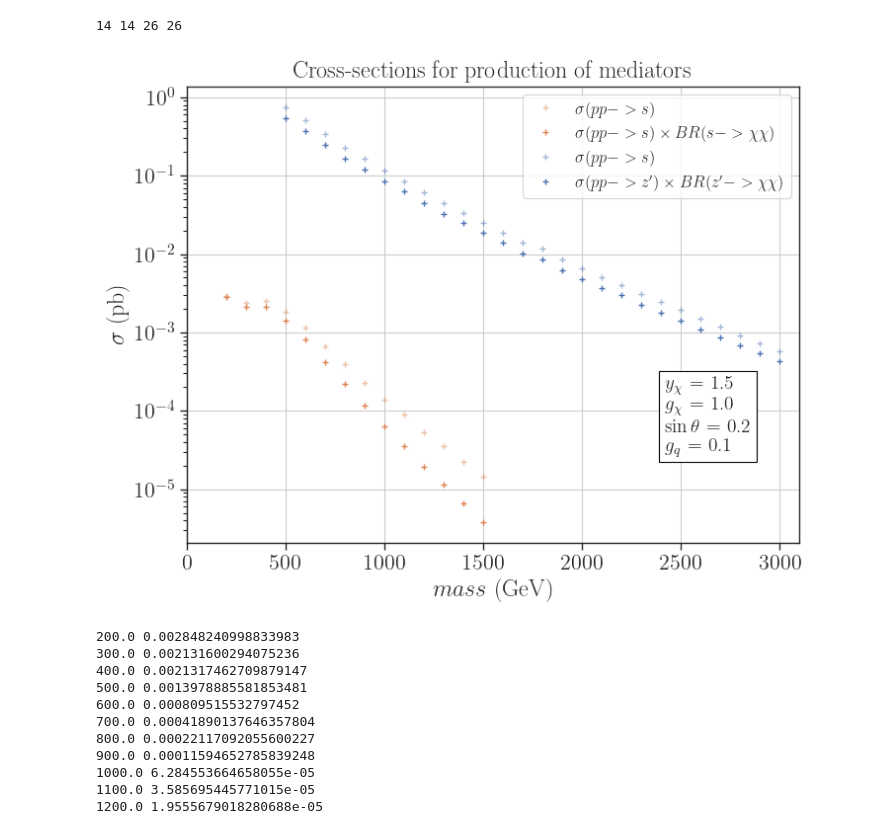
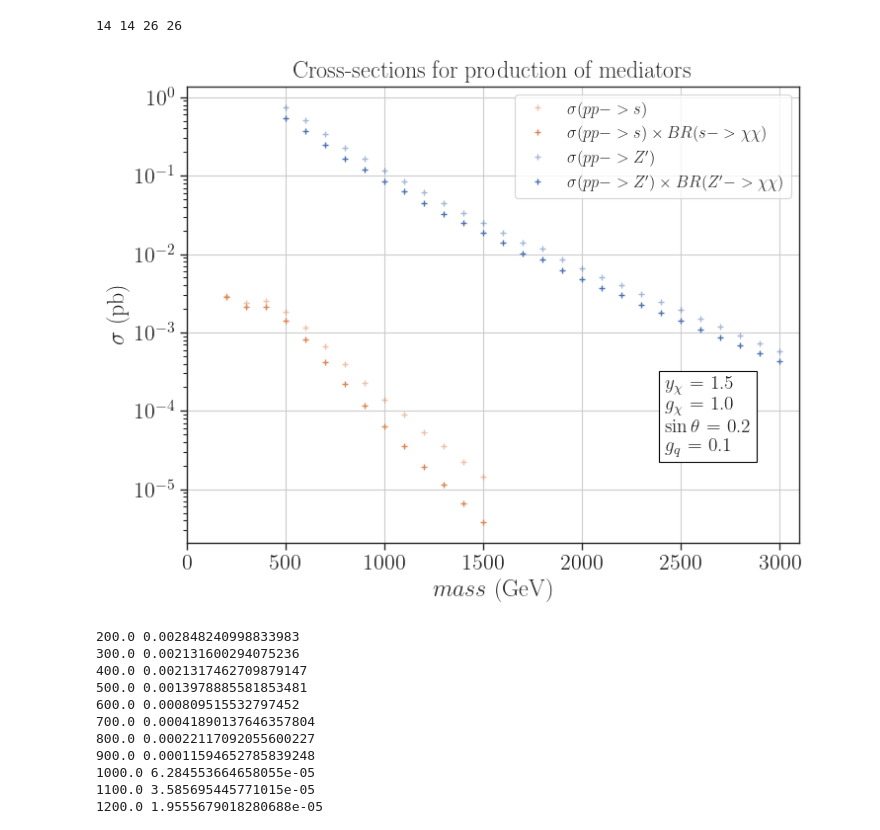
Before and after one commit to SModelS/smodelsv3-paper, a Jupyter notebook: notebooks/Plot-xsec-BR.ipynb, the cells around one changed output. Cells and saved outputs as stored; diff of their text form; code cells hidden in the pictures.

Commit message:
update plot

```diff
--- a/notebooks/Plot-xsec-BR.ipynb
+++ b/notebooks/Plot-xsec-BR.ipynb
@@ -114,35 +114,35 @@ plt.plot(dataS['$m_{med}$'], dataS['x-sec pT-250 (pb)'], label=r'$\sigma(pp -> s
          color=colors['pp->sd'], alpha=0.5, marker='+', linestyle='')
 
 
 plt.plot(dataS['$m_{med}$'], np.array(dataS['x-sec pT-250 (pb)'])*np.array(brS['$BR(med>\\chi\\chi)$']),
          label=r'$\sigma(pp -> s) \times BR(s -> \chi \chi) $', color=colors['pp->sd'], marker='+', linestyle='')
 
 
-plt.plot(dataZ['$m_{med}$'], dataZ['x-sec pT-250 (pb)'], label=r'$\sigma(pp -> s)$',
+plt.plot(dataZ['$m_{med}$'], dataZ['x-sec pT-250 (pb)'], label=r'$\sigma(pp -> Z^{\prime})$',
          color=colors['pp->zp'], alpha=0.5, marker='+', linestyle='')
 
 
 plt.plot(dataZ['$m_{med}$'], np.array(dataZ['x-sec pT-250 (pb)'])*np.array(brZ['$BR(med>\\chi\\chi)$']),
          label=r'$\sigma(pp -> Z^{\prime}) \times BR(Z^{\prime} -> \chi \chi) $', color=colors['pp->zp'],
          marker='+', linestyle='')
 
 
 # plt.hlines(0.11, xmin=0.0, xmax=3100, linestyles='--', alpha=0.2, color='gray')
 plt.yscale('log')
 
 plt.title('Cross-sections for production of mediators')
 plt.xlabel(r'$mass$ (GeV)')
 plt.ylabel(r'$\sigma$ (pb)')
 
 plt.text(0.78,0.2,textstr,fontsize=14,bbox=dict(facecolor='white', edgecolor='black'),
          transform = plt.gca().transAxes)
 plt.xlim(0.0, 3100)
 plt.grid(which='major')
 
 plt.legend(fontsize=12, loc='upper right')
 plt.show()
 # %% [output]
-[figure, old version]
+[figure, new version]
 # %%
 prod = np.array(dataS['x-sec pT-250 (pb)'])*np.array(brS['$BR(med>\\chi\\chi)$'])
 for i, m in enumerate(dataS['$m_{med}$']):
```
